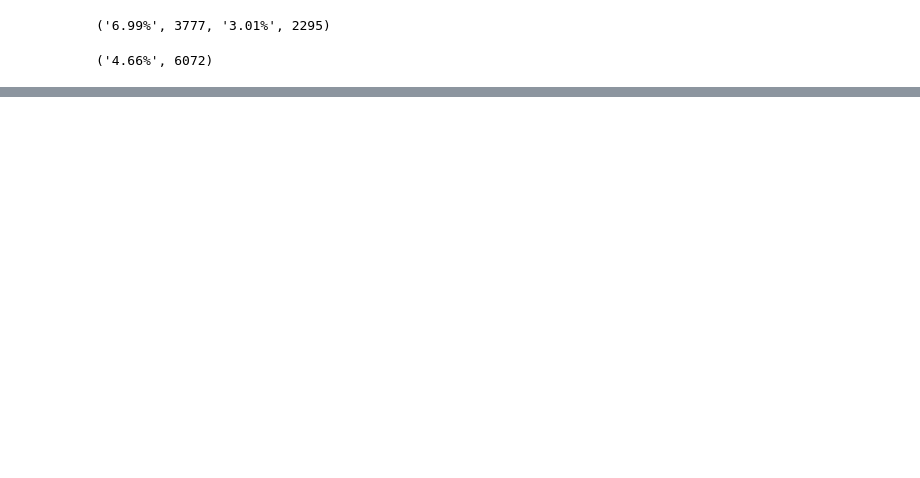
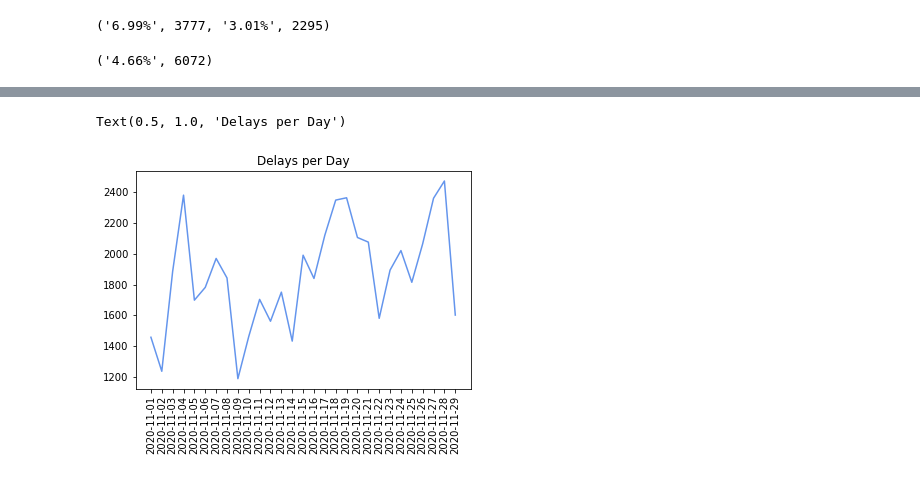
Before and after one commit to dacoster90/Communication-Analyzer, a Jupyter notebook: messages_analysis_november2020.ipynb, the cells around one changed output, grey strips where cells are left out. Cells and saved outputs as stored; diff of their text form; code cells hidden in the pictures; blank space fills up the shorter version.

```diff
--- a/messages_analysis_november2020.ipynb
+++ b/messages_analysis_november2020.ipynb
@@ -155,3 +155,28 @@ averageTotalDelay = str(averageTotalDelay)+"%"
 averageTotalDelay, totalDelay
 # %% [output]
 ('4.66%', 6072)
+# %%
+!! FIND A WAY TO REMOVE THE TIME FROM THE HM_DAT_STC COLUMN IN ORDER TO PERFORM TIME SERIES
+
+# Time Series of the month
+
+# Sent
+# Creating new dataframe for formatting
+ts_df_sent = df_sent
+# Removing time from 'HM_DAT_STC'
+#ts_df_sent.iloc[:,5] = ts_df_sent.iloc[:,5].apply(lambda ts_df_sent: ts_df_sent.strftime('%Y-%m-%d'))
+# Grouping number of messages per day
+ts_sent = ts_df_sent.groupby(['HM_DAT_STC']).size()
+
+# Received
+# Creating a new dataframe for formatting
+ts_df_received = df_received
+#Removing time from 'HM_DAT_STC'
+#ts_df_received.iloc[:,5] = ts_df_received.iloc[:,5].apply(lambda ts_df_received: ts_df_received.strftime('%Y-%m-%d'))
+# Grouping number of messages per day
+ts_received = ts_df_received.groupby(['HM_DAT_STC']).size()
+
+# !! TEST if the number of messages with delays are correct
+#count_sent = sum(ts_df_sent.groupby(['HM_DAT_STC']).size())
+#count_received = sum(ts_df_received.groupby(['HM_DAT_STC']).size())
+#count_sent, count_received
@@ -158,3 +192,15 @@ averageTotalDelay, totalDelay
+# %%
+# Time series Graphs for Sent messages
+
+plt.plot(ts_sent,color ='cornflowerblue')
+plt.xticks(rotation=90)
+#plt.yticks(range(0,max(ts_sent)+5,5))
+#for i in range(0,max(ts_sent)+5,5):
+#    plt.axhline(y=i, color='black', linestyle='--',linewidth=0.5)
+plt.title("Delays per Day")
+# %% [output]
+Text(0.5, 1.0, 'Delays per Day')
+[figure, added]
 # %%
 # Filter Part II
 
```
Also changed, not shown: parts of 15 cells of this notebook.
